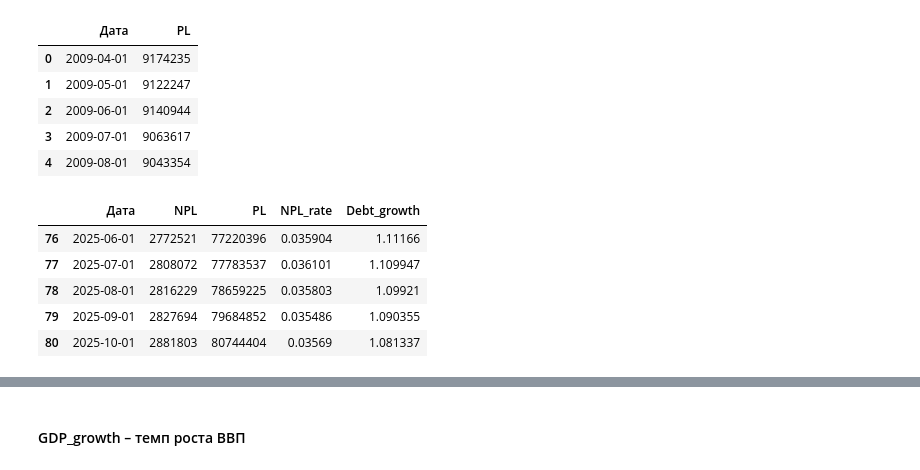
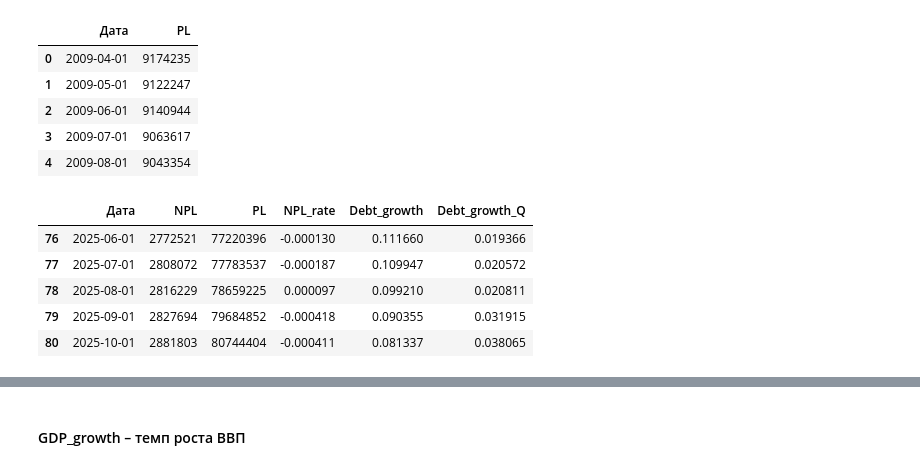
Before and after one commit to SofiaMakashova/ITMO_NIR, a Jupyter notebook: Построение DAG.ipynb, the cells around one changed output, grey strips where cells are left out. Cells and saved outputs as stored; diff of their text form; code cells hidden in the pictures.

```diff
--- a/Построение DAG.ipynb
+++ b/Построение DAG.ipynb
@@ -104,14 +108,24 @@ PL_before_2019_df.head()
 # %%
 NPL_ratio_df = pd.concat([NPL_before_2019_df.merge(PL_before_2019_df, on='Дата'),
                           NPL_after_2019_df.merge(PL_after_2019_df, on='Дата')], axis = 0)
+
+NPL_ratio_df['NPL'] = pd.to_numeric(NPL_ratio_df['NPL'])
+NPL_ratio_df['PL'] = pd.to_numeric(NPL_ratio_df['PL'])
+
 NPL_ratio_df['NPL_rate'] = NPL_ratio_df['NPL']/NPL_ratio_df['PL']
 NPL_ratio_df.Дата = pd.to_datetime(NPL_ratio_df.Дата)
-NPL_ratio_df['Debt_growth'] =NPL_ratio_df['PL'] /NPL_ratio_df['PL'].shift(12)   # рост заредитованности населения
+
+NPL_ratio_df['Debt_growth'] =NPL_ratio_df['PL'] /NPL_ratio_df['PL'].shift(12) - 1  # рост заредитованности населения
+NPL_ratio_df['Debt_growth_Q'] =NPL_ratio_df['PL'] /NPL_ratio_df['PL'].shift(3) - 1    # квартальный рост
+
+# в качестве целевой переменной используем прирост NPL Rate
+NPL_ratio_df['NPL_rate'] = NPL_ratio_df['NPL_rate'] - NPL_ratio_df['NPL_rate'].shift(3)
+NPL_ratio_df = NPL_ratio_df[NPL_ratio_df['NPL_rate'].notna()]
 NPL_ratio_df.tail()
 # %% [output]
-|  | Дата | NPL | PL | NPL_rate | Debt_growth |
-| 76 | 2025-06-01 | 2772521 | 77220396 | 0.035904 | 1.11166 |
-| 77 | 2025-07-01 | 2808072 | 77783537 | 0.036101 | 1.109947 |
-| 78 | 2025-08-01 | 2816229 | 78659225 | 0.035803 | 1.09921 |
-| 79 | 2025-09-01 | 2827694 | 79684852 | 0.035486 | 1.090355 |
-| 80 | 2025-10-01 | 2881803 | 80744404 | 0.03569 | 1.081337 |
+|  | Дата | NPL | PL | NPL_rate | Debt_growth | Debt_growth_Q |
+| 76 | 2025-06-01 | 2772521 | 77220396 | -0.000130 | 0.111660 | 0.019366 |
+| 77 | 2025-07-01 | 2808072 | 77783537 | -0.000187 | 0.109947 | 0.020572 |
+| 78 | 2025-08-01 | 2816229 | 78659225 | 0.000097 | 0.099210 | 0.020811 |
+| 79 | 2025-09-01 | 2827694 | 79684852 | -0.000418 | 0.090355 | 0.031915 |
+| 80 | 2025-10-01 | 2881803 | 80744404 | -0.000411 | 0.081337 | 0.038065 |
```
Also changed, not shown: parts of 93 cells of this notebook, 9 other files.
